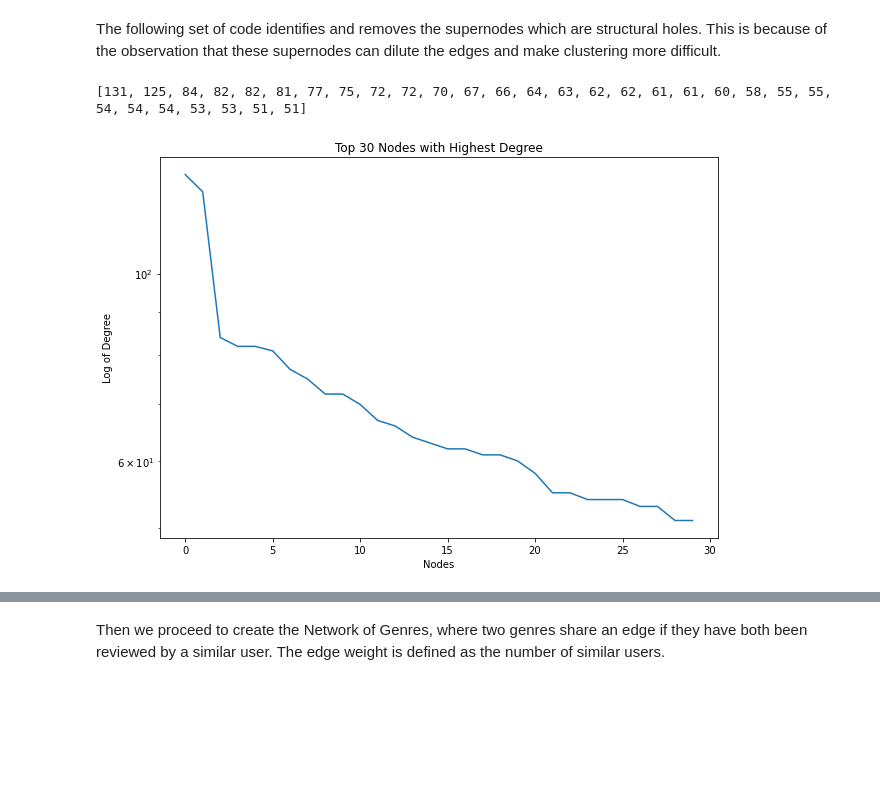
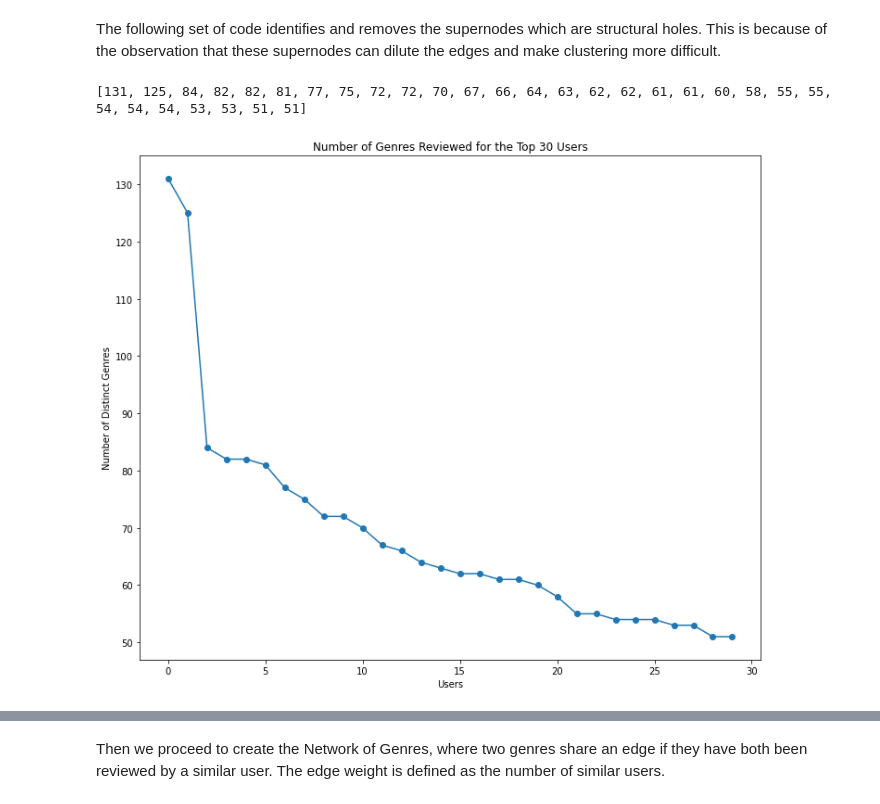
Before and after one commit to jzh001/Social-Network-Structure-in-Common-Interest-Communities, a Jupyter notebook: Network_of_Genres.ipynb, the cells around one changed output, grey strips where cells are left out. Drawn from its saved outputs; the diff is of its cells as text; code cells hidden in the pictures; blank space fills up the shorter version.

```diff
--- a/Network_of_Genres.ipynb
+++ b/Network_of_Genres.ipynb
@@ -65,17 +76,19 @@ B.number_of_nodes(), B.number_of_edges()
 # %% [markdown]
 The following set of code identifies and removes the supernodes which are structural holes. This is because of the observation that these supernodes can dilute the edges and make clustering more difficult.
 # %%
-plt.title('Top 30 Nodes with Highest Degree')
-plt.ylabel('Log of Degree')
-plt.xlabel('Nodes')
+plt.title('Number of Genres Reviewed for the Top 30 Users')
+plt.ylabel('Number of Distinct Genres')
+plt.xlabel('Users')
 tmp = sorted([B.degree[user] for user in users])[-30:]
 tmp.reverse()
-plt.semilogy(tmp)
+plt.plot(tmp)
+plt.scatter(range(len(tmp)),tmp)
 print(tmp)
+plt.savefig('bipartite_degree.png')
 plt.show()
 # %% [output]
 [131, 125, 84, 82, 82, 81, 77, 75, 72, 72, 70, 67, 66, 64, 63, 62, 62, 61, 61, 60, 58, 55, 55, 54, 54, 54, 53, 53, 51, 51]
-[figure, old version]
+[figure, new version]
 # %%
 #removing structural holes
 remove_users = set()
```
Also changed, not shown: parts of 16 cells of this notebook.
